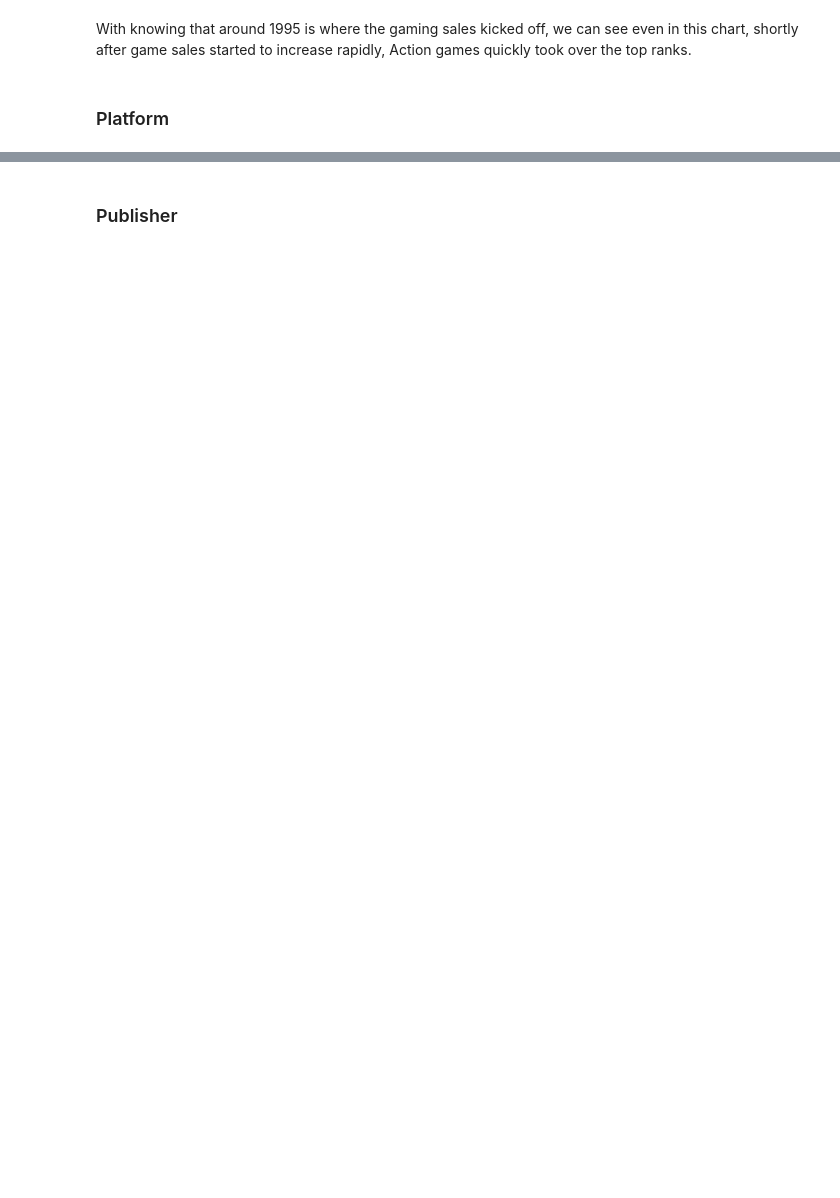
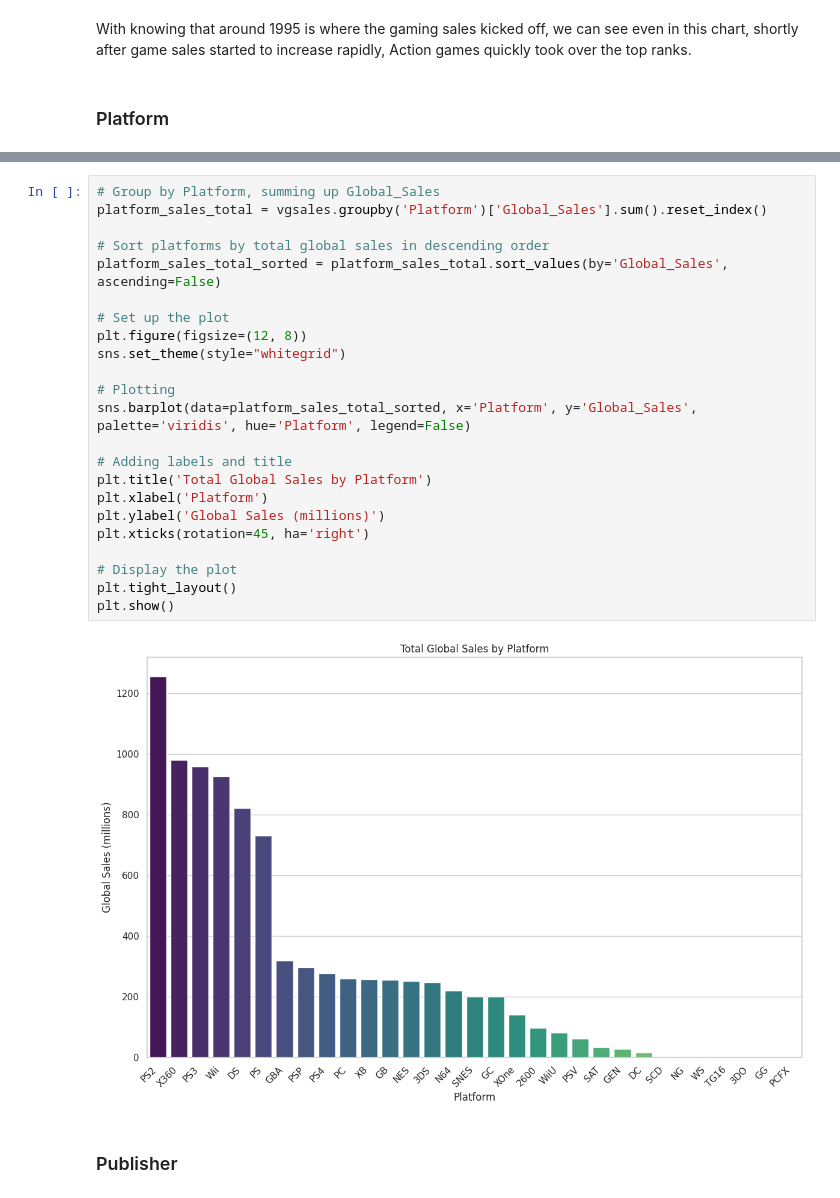
Before and after one commit to Shadowkj1/Analyzing_And_Predicting_Old_VideoGames, a Jupyter notebook: we_begin.ipynb, the cells around one changed output, grey strips where cells are left out. Cells and saved outputs as stored; diff of their text form; blank space fills up the shorter version.

```diff
--- a/we_begin.ipynb
+++ b/we_begin.ipynb
@@ -274,2 +325,27 @@ With knowing that around 1995 is where the gaming sales kicked off, we can see e
+# %%
+# Group by Platform, summing up Global_Sales
+platform_sales_total = vgsales.groupby('Platform')['Global_Sales'].sum().reset_index()
+
+# Sort platforms by total global sales in descending order
+platform_sales_total_sorted = platform_sales_total.sort_values(by='Global_Sales', ascending=False)
+
+# Set up the plot
+plt.figure(figsize=(12, 8))
+sns.set_theme(style="whitegrid")
+
+# Plotting
+sns.barplot(data=platform_sales_total_sorted, x='Platform', y='Global_Sales', palette='viridis', hue='Platform', legend=False)
+
+# Adding labels and title
+plt.title('Total Global Sales by Platform')
+plt.xlabel('Platform')
+plt.ylabel('Global Sales (millions)')
+plt.xticks(rotation=45, ha='right')
+
+# Display the plot
+plt.tight_layout()
+plt.show()
+# %% [output]
+[figure, added]
 # %% [markdown]
 ### Publisher
```
Also changed, not shown: parts of 64 cells of this notebook.
